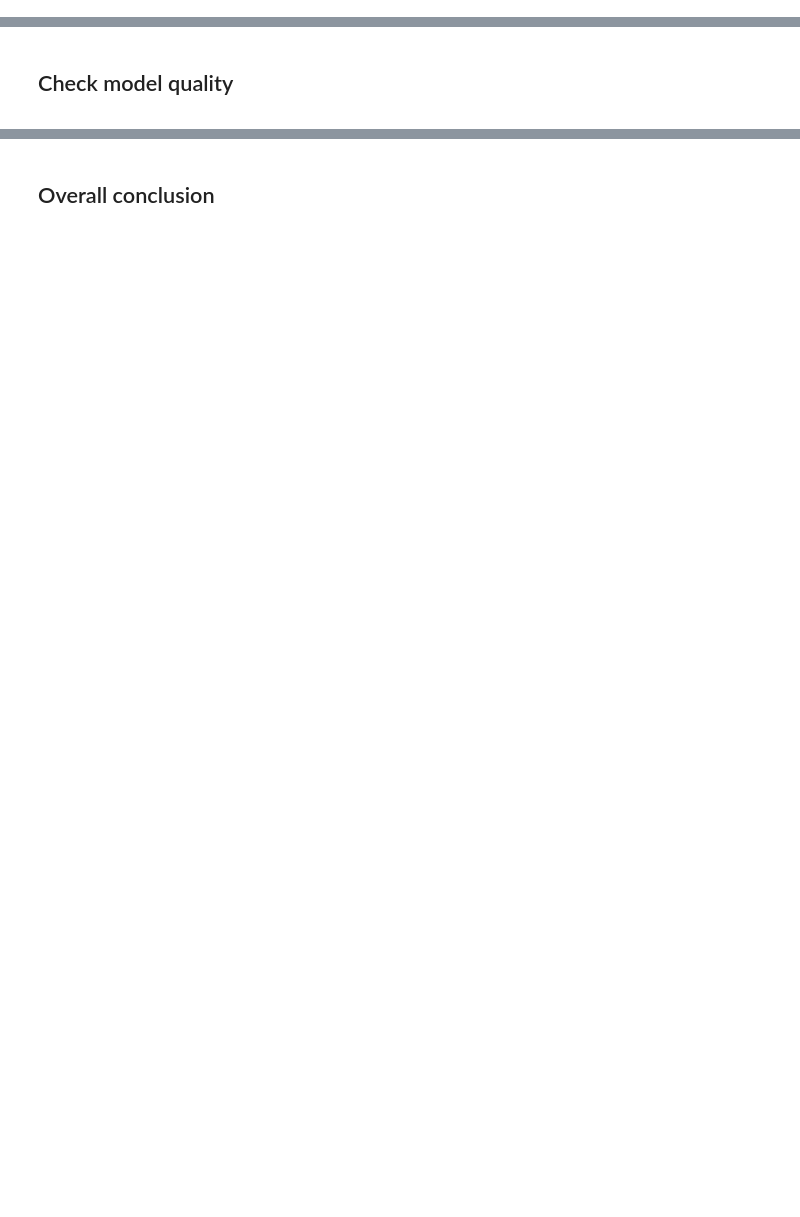
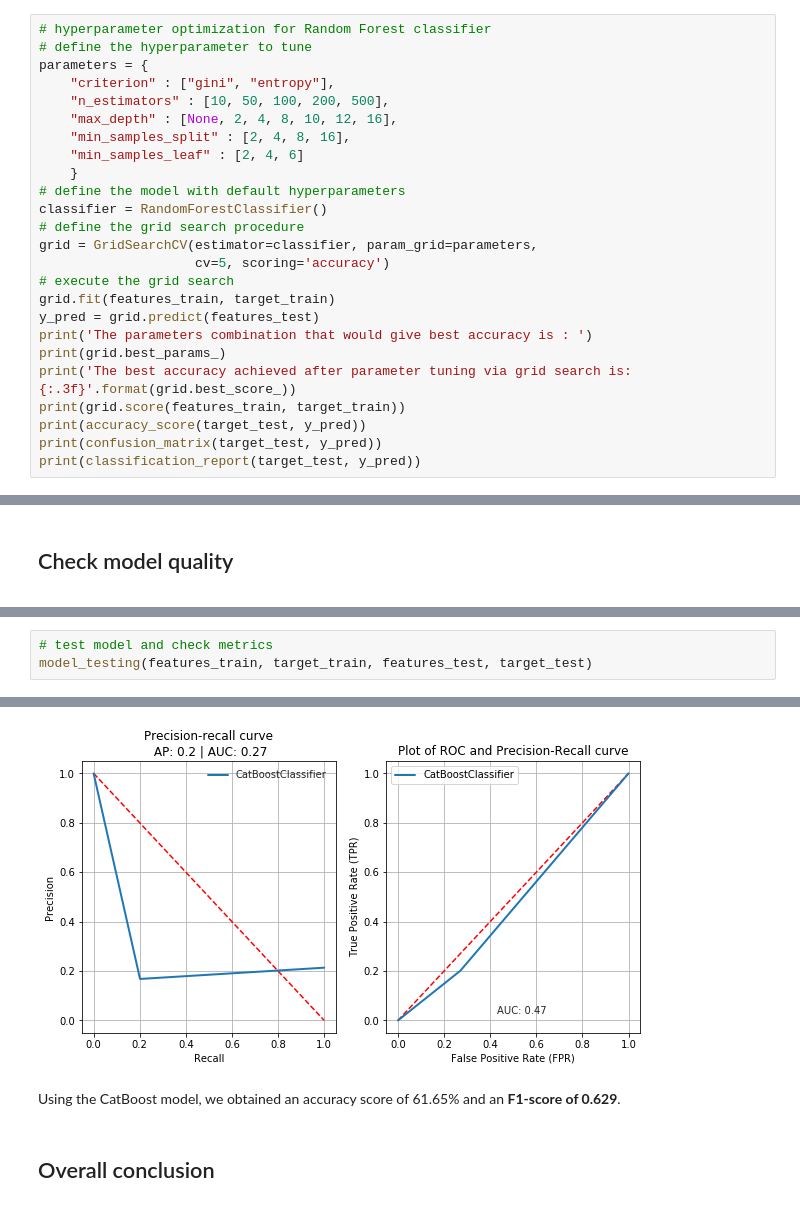
Before and after one commit to chuksoo/customer_churn_predictML, a Jupyter notebook: customer_churn_predictML.ipynb, the cells around one changed output, grey strips where cells are left out. Drawn from its saved outputs; the diff is of its cells as text; blank space fills up the shorter version.

```diff
--- a/customer_churn_predictML.ipynb
+++ b/customer_churn_predictML.ipynb
@@ -633,2 +809,27 @@ Validation set: 0.856
 # %% [markdown]
 ##### Random Forest Classifier
+# %%
+# hyperparameter optimization for Random Forest classifier
+# define the hyperparameter to tune
+parameters = {
+    "criterion" : ["gini", "entropy"],
+    "n_estimators" : [10, 50, 100, 200, 500],
+    "max_depth" : [None, 2, 4, 8, 10, 12, 16],
+    "min_samples_split" : [2, 4, 8, 16],
+    "min_samples_leaf" : [2, 4, 6]
+    }
+# define the model with default hyperparameters
+classifier = RandomForestClassifier()
+# define the grid search procedure
+grid = GridSearchCV(estimator=classifier, param_grid=parameters,
+                    cv=5, scoring='accuracy')
+# execute the grid search
+grid.fit(features_train, target_train)
+y_pred = grid.predict(features_test)
+print('The parameters combination that would give best accuracy is : ')
+print(grid.best_params_)
+print('The best accuracy achieved after parameter tuning via grid search is: {:.3f}'.format(grid.best_score_))
+print(grid.score(features_train, target_train))
+print(accuracy_score(target_test, y_pred))
+print(confusion_matrix(target_test, y_pred))
+print(classification_report(target_test, y_pred))
@@ -698,0 +975,4 @@ From the investigation of different model quality, we can see that at `n_estimat
+# %%
+# test model and check metrics
+model_testing(features_train, target_train, features_test, target_test)
+# %% [output]
@@ -699,3 +996,6 @@ From the investigation of different model quality, we can see that at `n_estimat
+[figure, added]
+# %% [markdown]
+Using the CatBoost model, we obtained an accuracy score of 61.65% and an **F1-score of 0.629**.
 # %% [markdown]
 <div id="overall_conclusion">
     <h2>Overall conclusion</h2>
```
Also changed, not shown: parts of 51 cells of this notebook.
